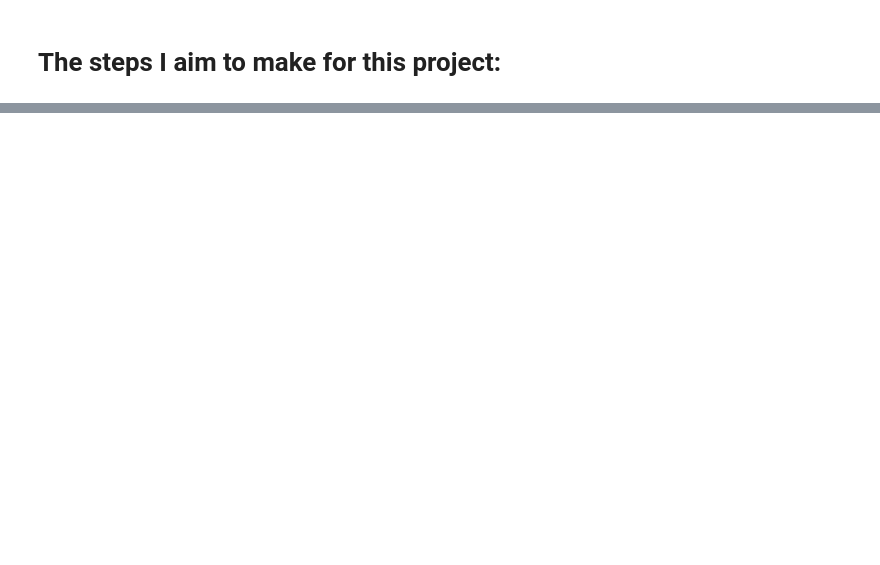
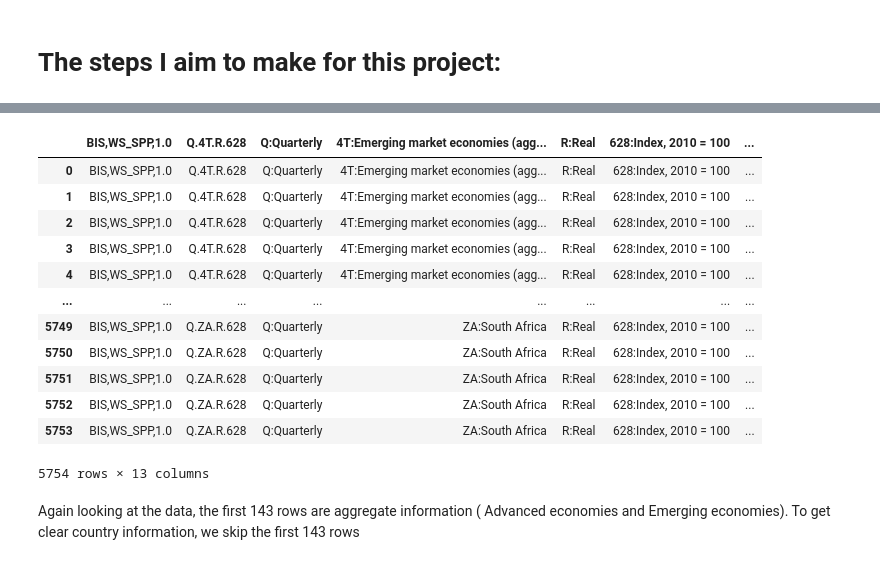
Before and after one commit to SiyanaVel19/Final_project_SU_2026, a Jupyter notebook: Project_housing.ipynb, the cells around one changed output, grey strips where cells are left out. Cells and saved outputs as stored; diff of their text form; code cells hidden in the pictures; blank space fills up the shorter version.

```diff
--- a/Project_housing.ipynb
+++ b/Project_housing.ipynb
@@ -26,0 +51,18 @@ H2: The affect of interest rates is stronger in high-income countries,than in lo
+# %%
+HPI
+# %% [output]
+|  | BIS,WS_SPP,1.0 | Q.4T.R.628 | Q:Quarterly | 4T:Emerging market economies (agg... | R:Real | 628:Index, 2010 = 100 | ... |
+| 0 | BIS,WS_SPP,1.0 | Q.4T.R.628 | Q:Quarterly | 4T:Emerging market economies (agg... | R:Real | 628:Index, 2010 = 100 | ... |
+| 1 | BIS,WS_SPP,1.0 | Q.4T.R.628 | Q:Quarterly | 4T:Emerging market economies (agg... | R:Real | 628:Index, 2010 = 100 | ... |
+| 2 | BIS,WS_SPP,1.0 | Q.4T.R.628 | Q:Quarterly | 4T:Emerging market economies (agg... | R:Real | 628:Index, 2010 = 100 | ... |
+| 3 | BIS,WS_SPP,1.0 | Q.4T.R.628 | Q:Quarterly | 4T:Emerging market economies (agg... | R:Real | 628:Index, 2010 = 100 | ... |
+| 4 | BIS,WS_SPP,1.0 | Q.4T.R.628 | Q:Quarterly | 4T:Emerging market economies (agg... | R:Real | 628:Index, 2010 = 100 | ... |
+| ... | ... | ... | ... | ... | ... | ... | ... |
+| 5749 | BIS,WS_SPP,1.0 | Q.ZA.R.628 | Q:Quarterly | ZA:South Africa | R:Real | 628:Index, 2010 = 100 | ... |
+| 5750 | BIS,WS_SPP,1.0 | Q.ZA.R.628 | Q:Quarterly | ZA:South Africa | R:Real | 628:Index, 2010 = 100 | ... |
+| 5751 | BIS,WS_SPP,1.0 | Q.ZA.R.628 | Q:Quarterly | ZA:South Africa | R:Real | 628:Index, 2010 = 100 | ... |
+| 5752 | BIS,WS_SPP,1.0 | Q.ZA.R.628 | Q:Quarterly | ZA:South Africa | R:Real | 628:Index, 2010 = 100 | ... |
+| 5753 | BIS,WS_SPP,1.0 | Q.ZA.R.628 | Q:Quarterly | ZA:South Africa | R:Real | 628:Index, 2010 = 100 | ... |
+5754 rows × 13 columns
+# %% [markdown]
+Again looking at the data, the first 143 rows are aggregate information ( Advanced economies and Emerging economies). To get clear country information, we skip the first 143 rows
```
Also changed, not shown: parts of 12 cells of this notebook.
